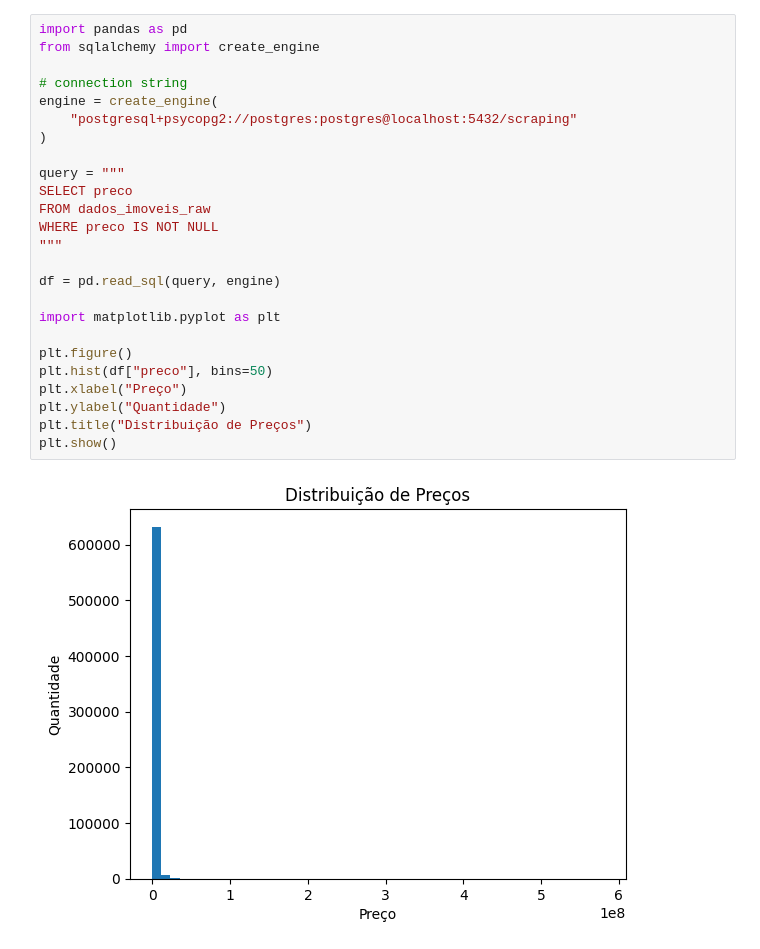
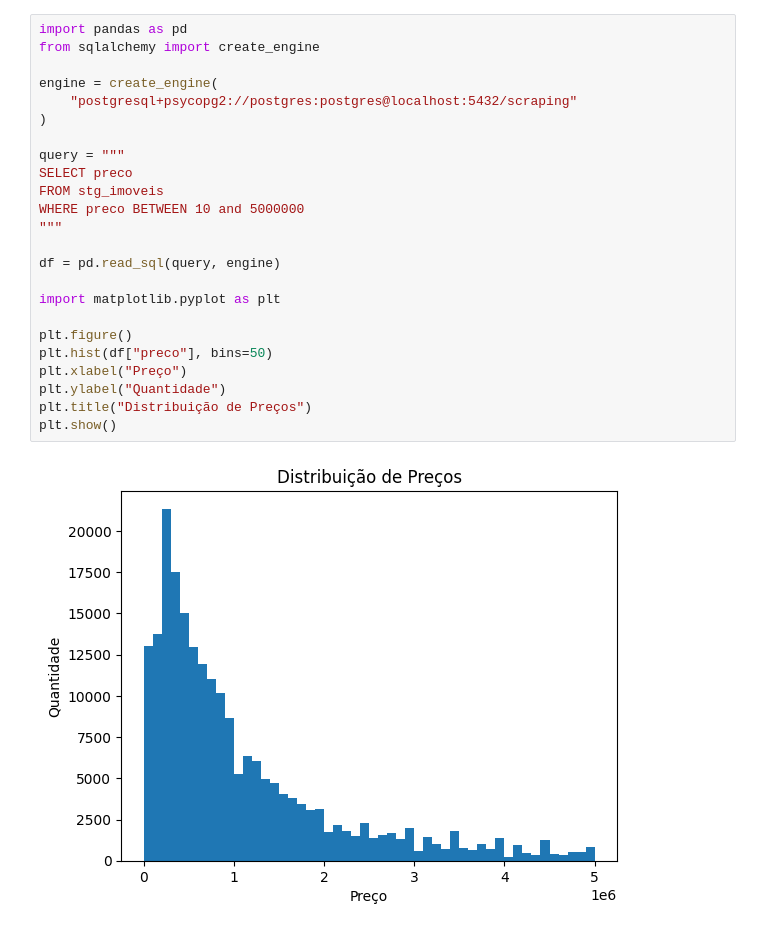
Before and after one commit to gromto/zap_imoveis_pipeline, a Jupyter notebook: note.ipynb, the cells around one changed output. Saved outputs shown, nothing was run; the diff lists cells and outputs as text.

```diff
--- a/note.ipynb
+++ b/note.ipynb
@@ -1,30 +1,29 @@
 # %%
 import pandas as pd
 from sqlalchemy import create_engine
 
-# connection string
 engine = create_engine(
     "postgresql+psycopg2://postgres:postgres@localhost:5432/scraping"
 )
 
 query = """
 SELECT preco
-FROM dados_imoveis_raw
-WHERE preco IS NOT NULL
+FROM stg_imoveis
+WHERE preco BETWEEN 10 and 5000000
 """
 
 df = pd.read_sql(query, engine)
 
 import matplotlib.pyplot as plt
 
 plt.figure()
 plt.hist(df["preco"], bins=50)
 plt.xlabel("Preço")
 plt.ylabel("Quantidade")
 plt.title("Distribuição de Preços")
 plt.show()
 # %% [output]
-[figure, old version]
+[figure, new version]
 # %%
 import pandas as pd
 import sqlalchemy
```
Also changed, not shown: parts of 4 cells of this notebook, 7 other files.
